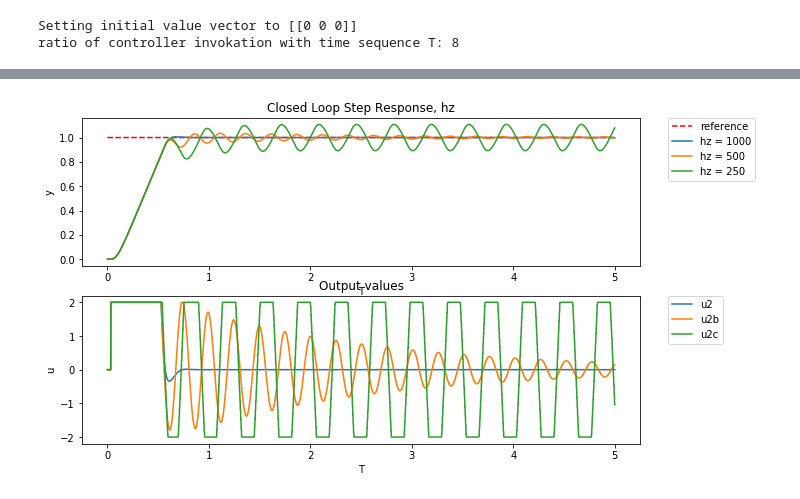
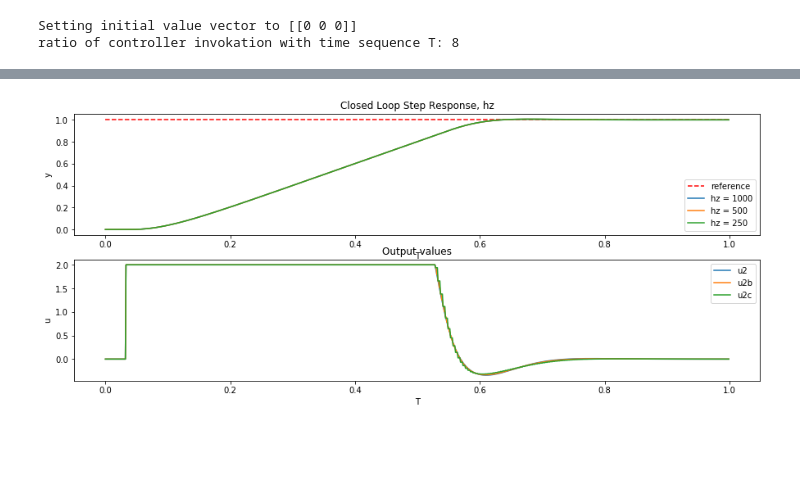
Before and after one commit to ipa-lth/jupyter_nb, a Jupyter notebook: optimization/Diss_Lens_sim_hz.ipynb, the cells around one changed output, grey strips where cells are left out. Cells and saved outputs as stored; diff of their text form; code cells hidden in the pictures; blank space fills up the shorter version.

```diff
--- a/optimization/Diss_Lens_sim_hz.ipynb
+++ b/optimization/Diss_Lens_sim_hz.ipynb
@@ -409,7 +415,7 @@ class control_func_dyn_out():
         return u
 # %%
 # Timeline
-T = np.arange(0, 5, 1e-3)
+T = np.arange(0, 1, 1e-3)
 
 #s: input, e.g., step function with amplitude of 0.2
 #s = np.zeros(len(T));
@@ -435,7 +441,7 @@ y1, u1, u1_sat = optim_tools.simulate(A, B, C, D,
 y2a, u2a, u2a_sat = optim_tools.simulate(A0, B0, C0, D0,
                                    control_func_dyn_out(Ak, Bk, Ck, Dk, Ek,
                                                         A, B, C, D,
-                                                        umax=u_max).regulate,
+                                                        umax=u_max, dT=1e-3).regulate,
                                    s, T, delay_u=delay, delay_y=None, umax=u_max, x0=x0, T_controller=1e-3)
 # %% [output]
 Setting initial value vector to [[0 0 0]]
@@ -445,7 +451,7 @@ ratio of controller invokation with time sequence T: 1
 y2b, u2b, u2b_sat = optim_tools.simulate(A0, B0, C0, D0,
                                    control_func_dyn_out(Ak, Bk, Ck, Dk, Ek,
                                                         A, B, C, D,
-                                                        umax=u_max).regulate,
+                                                        umax=u_max, dT=2e-3).regulate,
                                    s, T, delay_u=delay, delay_y=None, umax=u_max, x0=x0, T_controller=2e-3)
 # %% [output]
 Setting initial value vector to [[0 0 0]]
@@ -455,7 +461,7 @@ ratio of controller invokation with time sequence T: 2
 y2c, u2c, u2c_sat = optim_tools.simulate(A0, B0, C0, D0,
                                    control_func_dyn_out(Ak, Bk, Ck, Dk, Ek,
                                                         A, B, C, D,
-                                                        umax=u_max).regulate,
+                                                        umax=u_max, dT=4e-3).regulate,
                                    s, T, delay_u=delay, delay_y=None, umax=u_max, x0=x0, T_controller=4e-3)
 # %% [output]
 Setting initial value vector to [[0 0 0]]
@@ -473,5 +548,5 @@ ratio of controller invokation with time sequence T: 8
 # %%
-pylab.rcParams['figure.figsize'] = (10, 6)
+pylab.rcParams['figure.figsize'] = (15, 6)
 
 ax1 = plt.subplot(2, 1, 1)
 ax1.plot(T[:], s, 'r--', label='reference')
@@ -483,35 +558,35 @@ line1, = plt.plot(T[:], np.array(y2c[0,:].T), '-', label='hz = 250')
 
 
 #first_legend = plt.legend(handles=[line1], loc=1)
-ax1.legend(bbox_to_anchor=(1.05, 1), loc=2, borderaxespad=0.)
+ax1.legend()
 plt.xlabel('T')
 plt.ylabel('y')
 plt.title('Closed Loop Step Response, hz')
 
 
 ax2 = plt.subplot(2, 1, 2)
 
 #line0, = plt.plot(T, u1, 'r--', label='u1')
 ax2.plot(T, u2a_sat, '-', label='u2')
 ax2.plot(T, u2b_sat, '-', label='u2b')
 ax2.plot(T, u2c_sat, '-', label='u2c')
 #ax2.plot(T, u2d_sat, '-', label='u2d')
 #line2, = plt.plot(T, u2b_sat, 'b--', label='u2b')
 #line2, = plt.plot(T, u3, 'g', label='u3')
 
 
 
 #>first_legend = plt.legend(handles=[line1, line2, line1b, line2b], loc=1)
-plt.legend(bbox_to_anchor=(1.05, 1), loc=2, borderaxespad=0.)
+plt.legend()
 plt.xlabel('T')
 plt.ylabel('u')
 plt.title('Output values')
 plt.show()
 
 #loadtools.saveNPY(fname, plot_control_step_y=(T[:], np.array(y1[0,:].T)),
 #                         plot_control_step_u=(T, u1),
 #                         plot_control_step_delay_y=(T[:], np.array(y2[0,:].T)),
 #                         plot_control_step_delay_u=(T, u2),
 #                         plot_control_step_s=(T[:], s))
 # %% [output]
-[figure, old version]
+[figure, new version]
```
Also changed, not shown: parts of 6 cells of this notebook, 4 other files.
